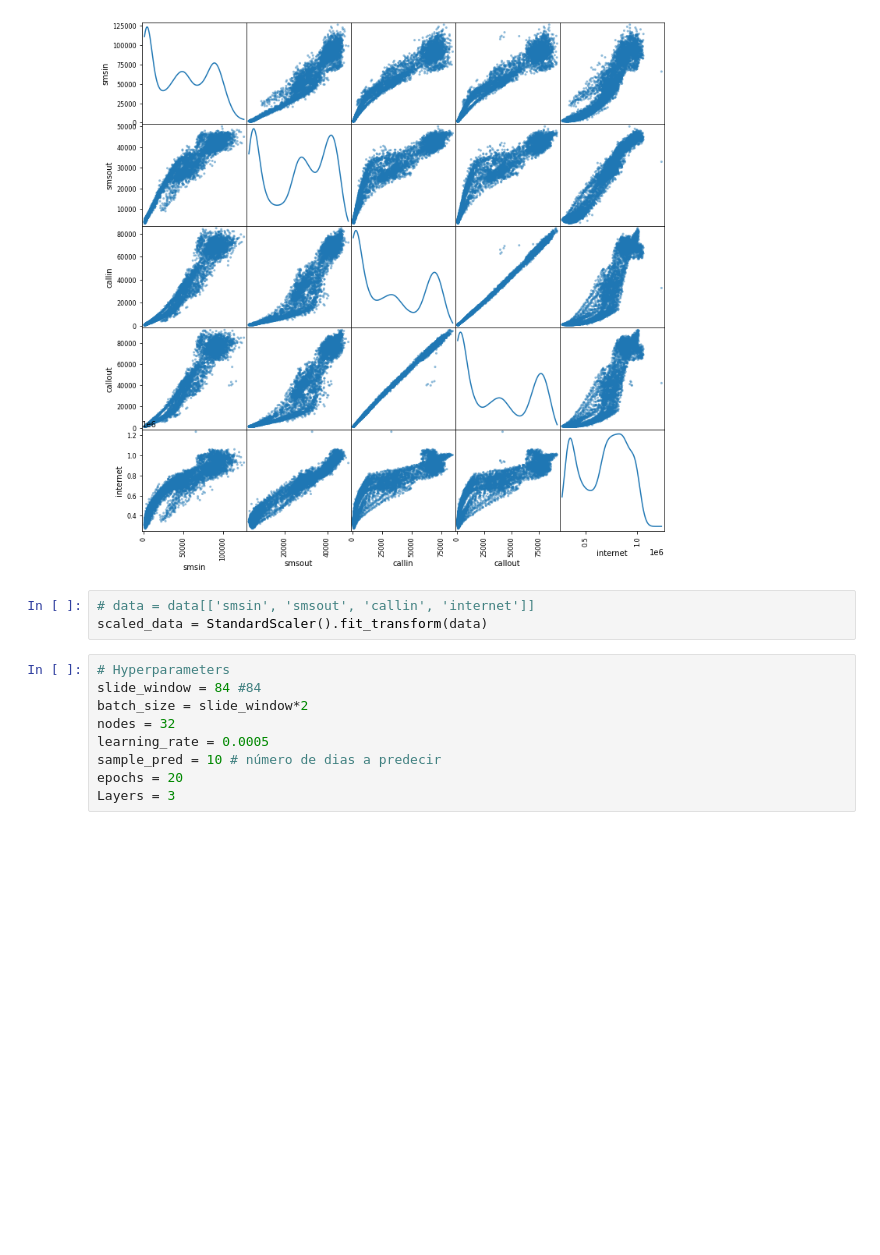
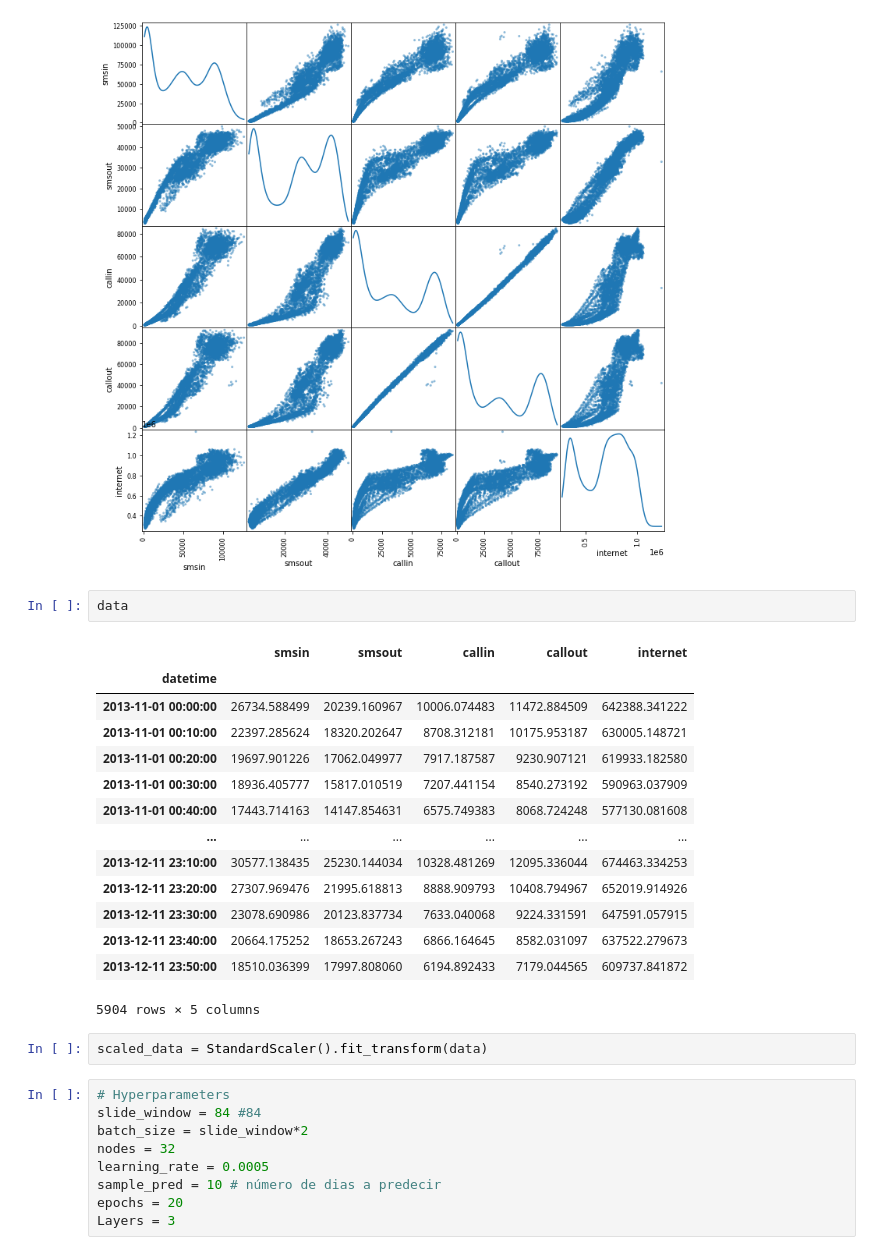
Before and after one commit to andresparraguirado/Deep_Learning_LSTM_Prediccion_trafico_red_movil_milan, a Jupyter notebook: LSTM_traffic.ipynb, the cells around one changed output. Saved outputs shown, nothing was run; the diff lists cells and outputs as text; blank space fills up the shorter version.

```diff
--- a/LSTM_traffic.ipynb
+++ b/LSTM_traffic.ipynb
@@ -47,9 +47,25 @@ scatter_matrix(data, figsize = (12, 12), diagonal = 'kde');
 plt.show()
 # %% [output]
 [figure]
-# %%
-# data = data[['smsin', 'smsout', 'callin', 'internet']]
-scaled_data = StandardScaler().fit_transform(data)
+# %%
+data
+# %% [output]
+|  | smsin | smsout | callin | callout | internet |
+| datetime |  |  |  |  |  |
+| 2013-11-01 00:00:00 | 26734.588499 | 20239.160967 | 10006.074483 | 11472.884509 | 642388.341222 |
+| 2013-11-01 00:10:00 | 22397.285624 | 18320.202647 | 8708.312181 | 10175.953187 | 630005.148721 |
+| 2013-11-01 00:20:00 | 19697.901226 | 17062.049977 | 7917.187587 | 9230.907121 | 619933.182580 |
+| 2013-11-01 00:30:00 | 18936.405777 | 15817.010519 | 7207.441154 | 8540.273192 | 590963.037909 |
+| 2013-11-01 00:40:00 | 17443.714163 | 14147.854631 | 6575.749383 | 8068.724248 | 577130.081608 |
+| ... | ... | ... | ... | ... | ... |
+| 2013-12-11 23:10:00 | 30577.138435 | 25230.144034 | 10328.481269 | 12095.336044 | 674463.334253 |
+| 2013-12-11 23:20:00 | 27307.969476 | 21995.618813 | 8888.909793 | 10408.794967 | 652019.914926 |
+| 2013-12-11 23:30:00 | 23078.690986 | 20123.837734 | 7633.040068 | 9224.331591 | 647591.057915 |
+| 2013-12-11 23:40:00 | 20664.175252 | 18653.267243 | 6866.164645 | 8582.031097 | 637522.279673 |
+| 2013-12-11 23:50:00 | 18510.036399 | 17997.808060 | 6194.892433 | 7179.044565 | 609737.841872 |
+5904 rows × 5 columns
+# %%
+scaled_data = StandardScaler().fit_transform(data)
 # %%
 # Hyperparameters
 slide_window = 84 #84
```
Also changed, not shown: parts of 2 cells of this notebook.
